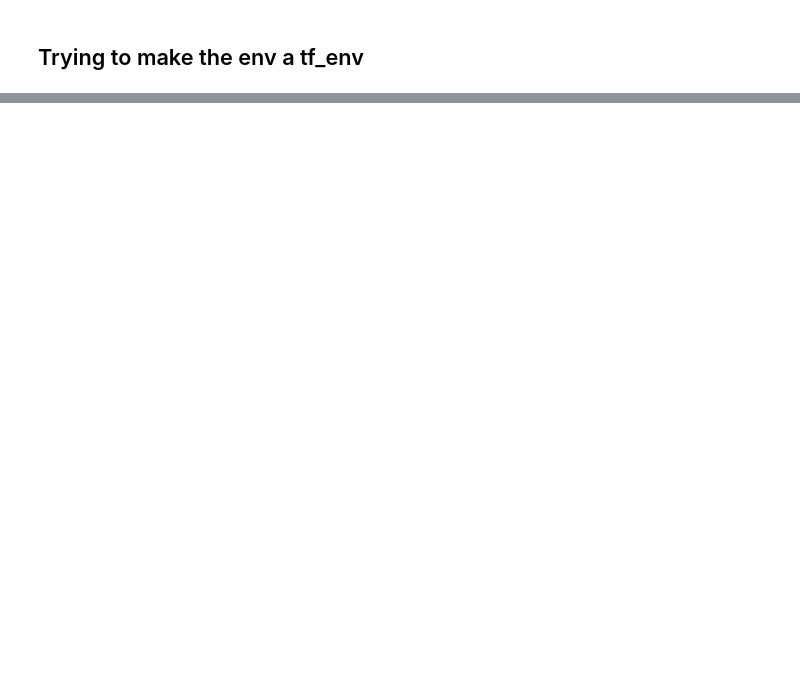
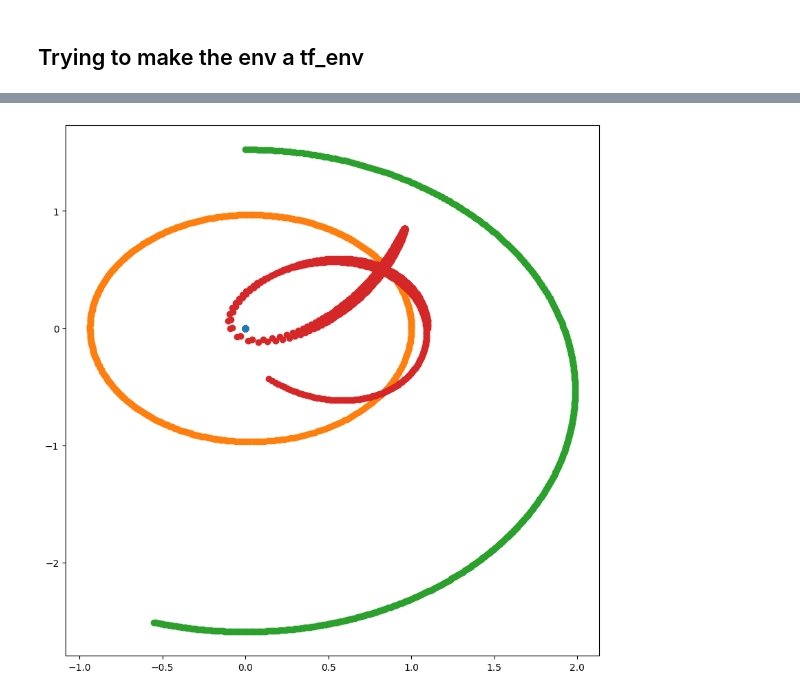
Before and after one commit to JannisZeller/stellarflow, a Jupyter notebook: 001-tfa-env-tests.ipynb, the cells around one changed output, grey strips where cells are left out. Saved outputs shown, nothing was run; the diff lists cells and outputs as text; code cells hidden in the pictures; blank space fills up the shorter version.

```diff
--- a/001-tfa-env-tests.ipynb
+++ b/001-tfa-env-tests.ipynb
@@ -203,0 +223,4 @@ Action Specs: BoundedTensorSpec(shape=(3,), dtype=tf.float32, name='boost', mini
+# %%
+SEM_system.plot_history_2d()
+# %% [output]
+[figure, added]
```
Also changed, not shown: parts of 8 cells of this notebook.
